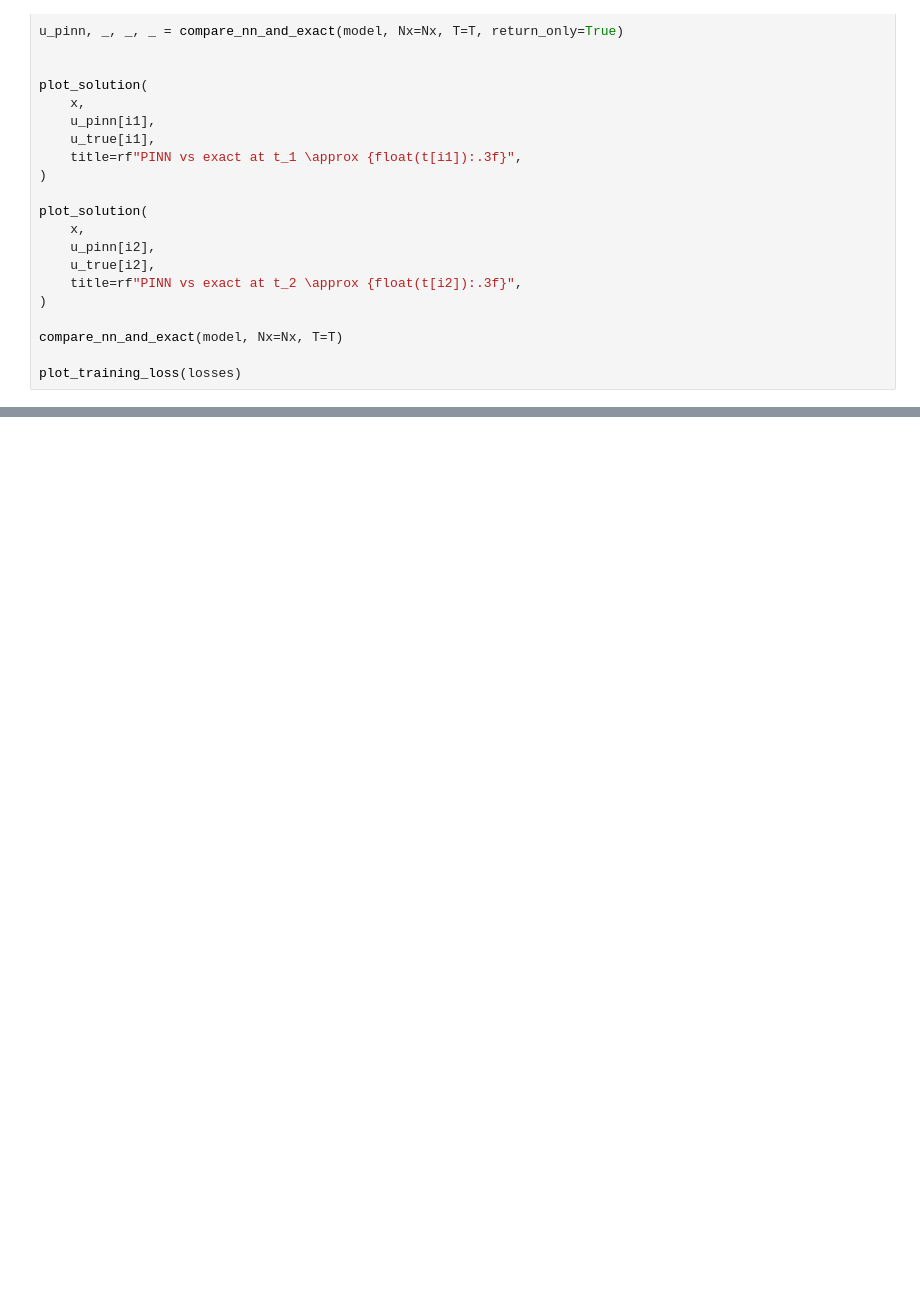
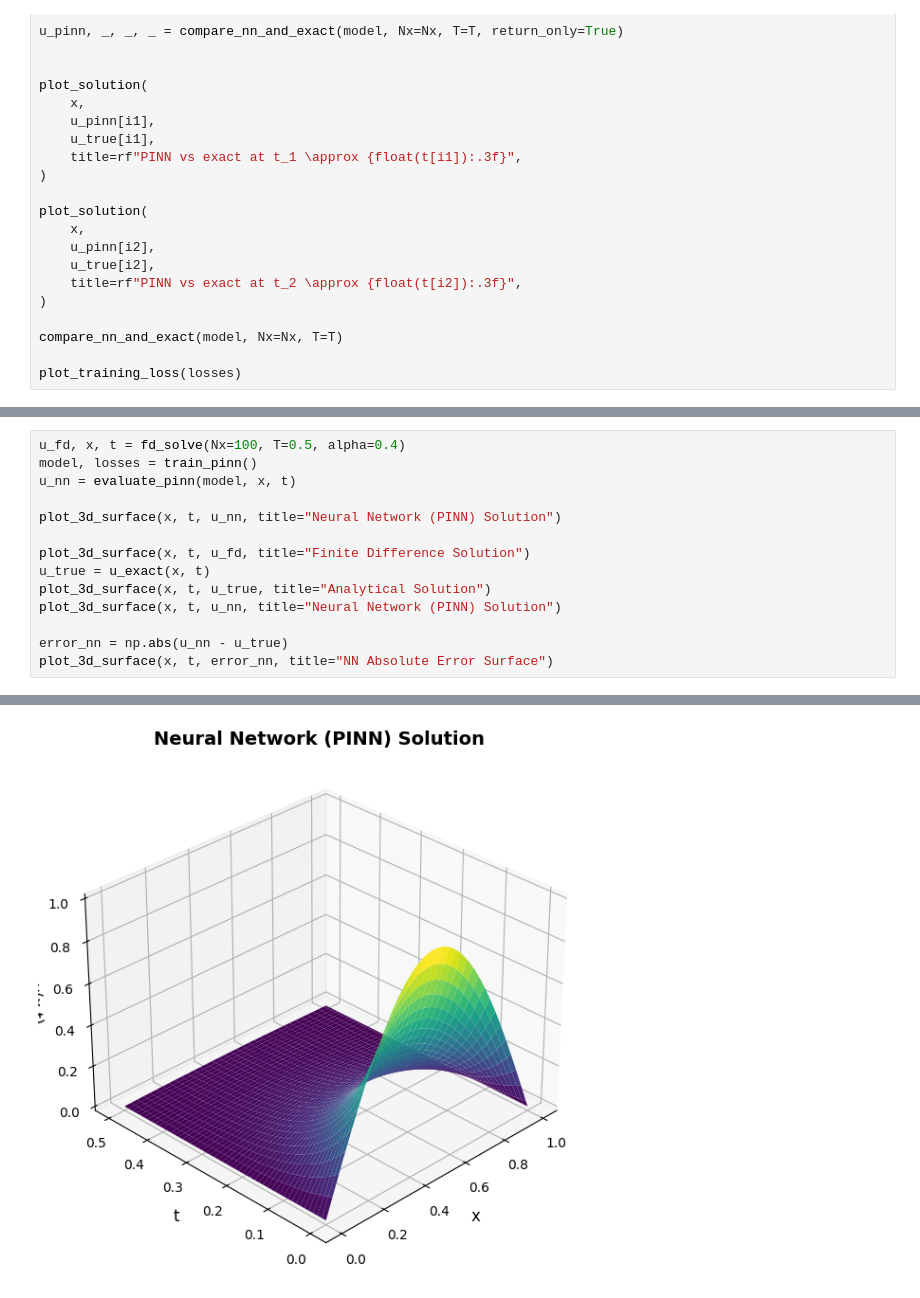
Before and after one commit to livelstorborg/FYS-STK4155, a Jupyter notebook: project3/code/notebooks/main.ipynb, the cells around one changed output, grey strips where cells are left out. Cells and saved outputs as stored; diff of their text form; blank space fills up the shorter version.

```diff
--- a/project3/code/notebooks/main.ipynb
+++ b/project3/code/notebooks/main.ipynb
@@ -129,0 +80,15 @@ Saved: ../figs/heatmap_activation_tanh.pdf
+# %%
+u_fd, x, t = fd_solve(Nx=100, T=0.5, alpha=0.4)
+model, losses = train_pinn()
+u_nn = evaluate_pinn(model, x, t)
+
+plot_3d_surface(x, t, u_nn, title="Neural Network (PINN) Solution")
+
+plot_3d_surface(x, t, u_fd, title="Finite Difference Solution")
+u_true = u_exact(x, t)
+plot_3d_surface(x, t, u_true, title="Analytical Solution")
+plot_3d_surface(x, t, u_nn, title="Neural Network (PINN) Solution")
+
+error_nn = np.abs(u_nn - u_true)
+plot_3d_surface(x, t, error_nn, title="NN Absolute Error Surface")
+# %% [output]
@@ -129,0 +106 @@ Saved: ../figs/heatmap_activation_tanh.pdf
+[figure, added]
```
Also changed, not shown: parts of 5 cells of this notebook, 4 other files.
